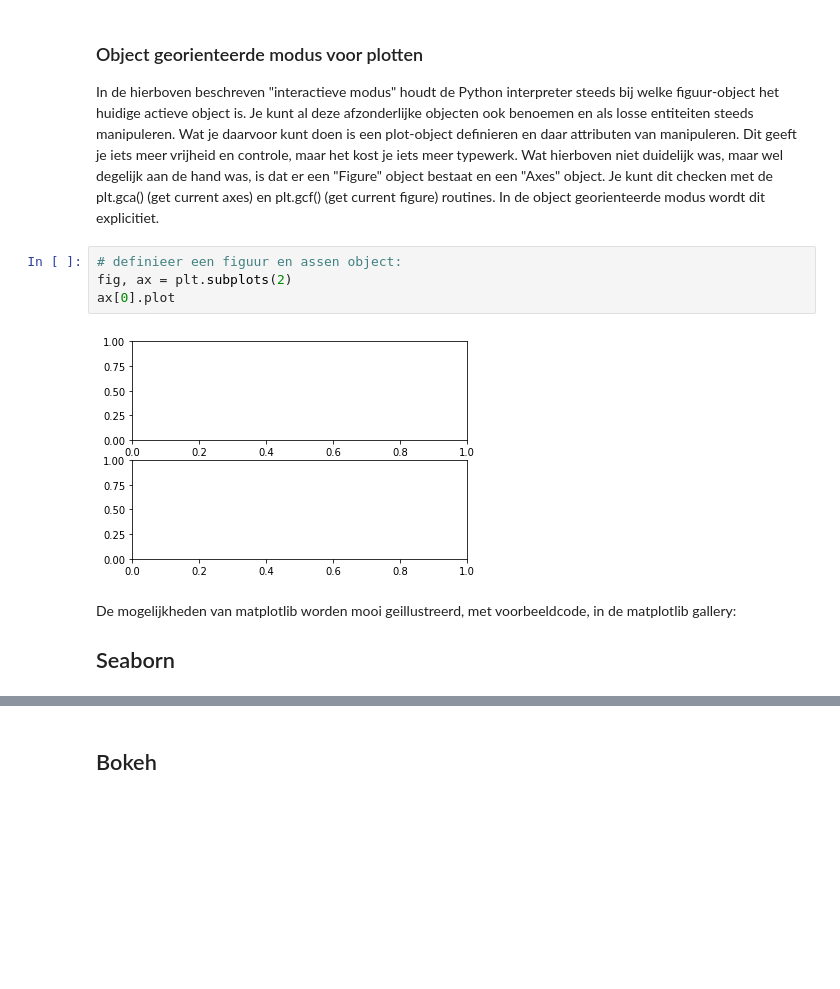
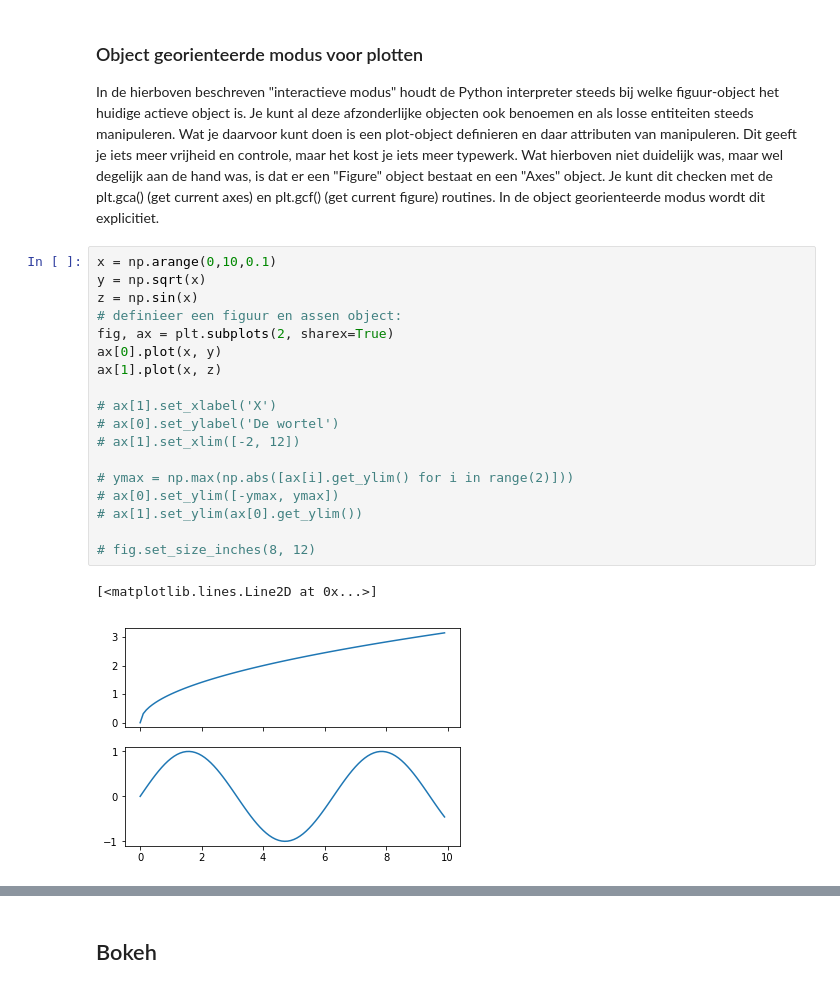
Before and after one commit to harcel/PyDataScienceIntroNL, a Jupyter notebook: Instructie_3.ipynb, the cells around one changed output, grey strips where cells are left out. Saved outputs shown, nothing was run; the diff lists cells and outputs as text; blank space fills up the shorter version.

```diff
--- a/Instructie_3.ipynb
+++ b/Instructie_3.ipynb
@@ -61,13 +61,24 @@ plt.boxplot(y);    # De boxplot hier heeft het asbereik veranderd!
 ### Object georienteerde modus voor plotten
 
 In de hierboven beschreven "interactieve modus" houdt de Python interpreter steeds bij welke figuur-object het huidige actieve object is. Je kunt al deze afzonderlijke objecten ook benoemen en als losse entiteiten steeds manipuleren. Wat je daarvoor kunt doen is een plot-object definieren en daar attributen van manipuleren. Dit geeft je iets meer vrijheid en controle, maar het kost je iets meer typewerk. Wat hierboven niet duidelijk was, maar wel degelijk aan de hand was, is dat er een "Figure" object bestaat en een "Axes" object. Je kunt dit checken met de plt.gca() (get current axes) en plt.gcf() (get current figure) routines. In de object georienteerde modus wordt dit explicitiet.
-# %%
-# definieer een figuur en assen object:
-fig, ax = plt.subplots(2)
-ax[0].plot
-# %% [output]
-[figure, removed]
-# %% [markdown]
-De mogelijkheden van matplotlib worden mooi geillustreerd, met voorbeeldcode, in de matplotlib gallery:
-
-## Seaborn
+# %%
+x = np.arange(0,10,0.1)
+y = np.sqrt(x)
+z = np.sin(x)
+# definieer een figuur en assen object:
+fig, ax = plt.subplots(2, sharex=True)
+ax[0].plot(x, y)
+ax[1].plot(x, z)
+
+# ax[1].set_xlabel('X')
+# ax[0].set_ylabel('De wortel')
+# ax[1].set_xlim([-2, 12])
+
+# ymax = np.max(np.abs([ax[i].get_ylim() for i in range(2)]))
+# ax[0].set_ylim([-ymax, ymax])
+# ax[1].set_ylim(ax[0].get_ylim())
+
+# fig.set_size_inches(8, 12)
+# %% [output]
+[<matplotlib.lines.Line2D at 0x...>]
+[figure, added]
```
Also changed, not shown: parts of 7 cells of this notebook.
